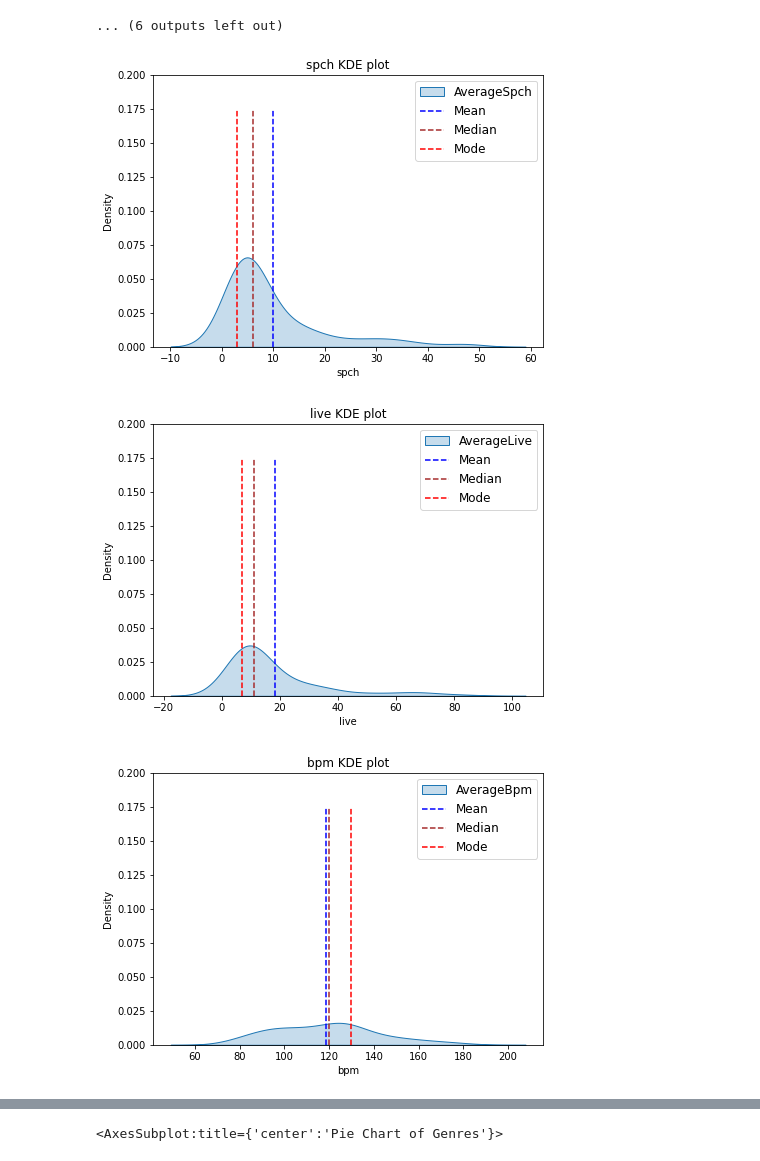
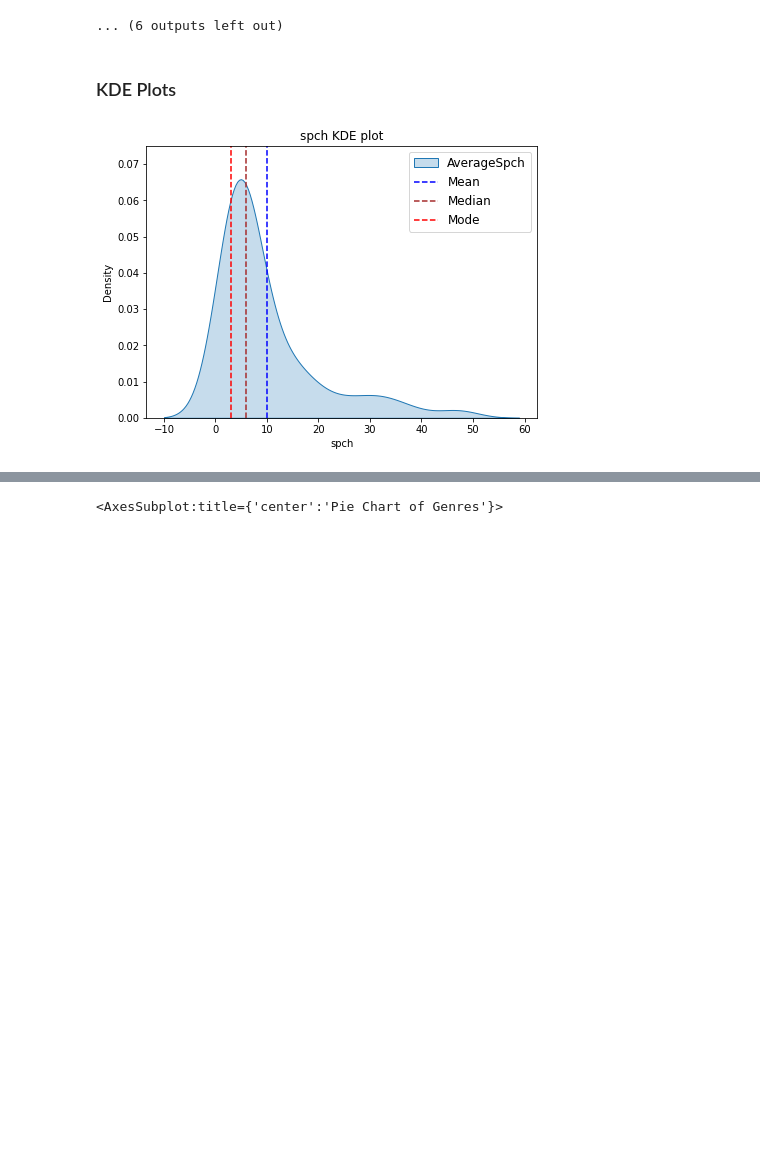
Before and after one commit to whenwe177/aids-final-project, a Jupyter notebook: ipynbs/eda_00s.ipynb, the cells around one changed output, grey strips where cells are left out. Cells and saved outputs as stored; diff of their text form; code cells hidden in the pictures; blank space fills up the shorter version.

```diff
--- a/ipynbs/eda_00s.ipynb
+++ b/ipynbs/eda_00s.ipynb
@@ -187,20 +193,17 @@ Outlier exists? False
 Outlier exists? False
 ----------------------------------------------
 ... (6 outputs left out)
+# %% [markdown]
+### KDE Plots
 # %%
-kde_dfs = ["spch", "live", "bpm", "acous"]
-
-for df in kde_dfs:
-    plt.figure(figsize=(7,5))
-    plt.gca().set_ylim([None, 0.2])
-    sns.kdeplot(data = twothousands_df[df], shade=True)
-    plt.vlines(x=np.mean(twothousands_df[df]), ymin=0, ymax=0.175, color='blue', linestyle='--')
-    plt.vlines(x=np.median(twothousands_df[df]), ymin=0, ymax=0.175, color='brown', linestyle='--')
-    plt.vlines(x=scp.mode(twothousands_df[df])[0][0], ymin=0, ymax=0.175, color='red', linestyle='--')
-    plt.legend([f'Average{df.capitalize()}', 'Mean', 'Median', 'Mode'], fontsize=12)
-    plt.title(f"{df} KDE plot")
-    plt.show()
+plt.figure(figsize=(7,5))
+plt.gca().set_ylim([None, 0.075])
+sns.kdeplot(data = twothousands_df["spch"], shade=True)
+plt.vlines(x=np.mean(twothousands_df["spch"]), ymin=0, ymax=0.1, color='blue', linestyle='--')
+plt.vlines(x=np.median(twothousands_df["spch"]), ymin=0, ymax=0.1, color='brown', linestyle='--')
+plt.vlines(x=scp.mode(twothousands_df["spch"])[0][0], ymin=0, ymax=0.1, color='red', linestyle='--')
+plt.legend([f'Average{"spch".capitalize()}', 'Mean', 'Median', 'Mode'], fontsize=12)
+plt.title(f'spch KDE plot')
+plt.show()
 # %% [output]
-[figure, old version]
+[figure, new version]
-[figure, removed]
-[figure, removed]
```
Also changed, not shown: parts of 16 cells of this notebook, 1 other file.
